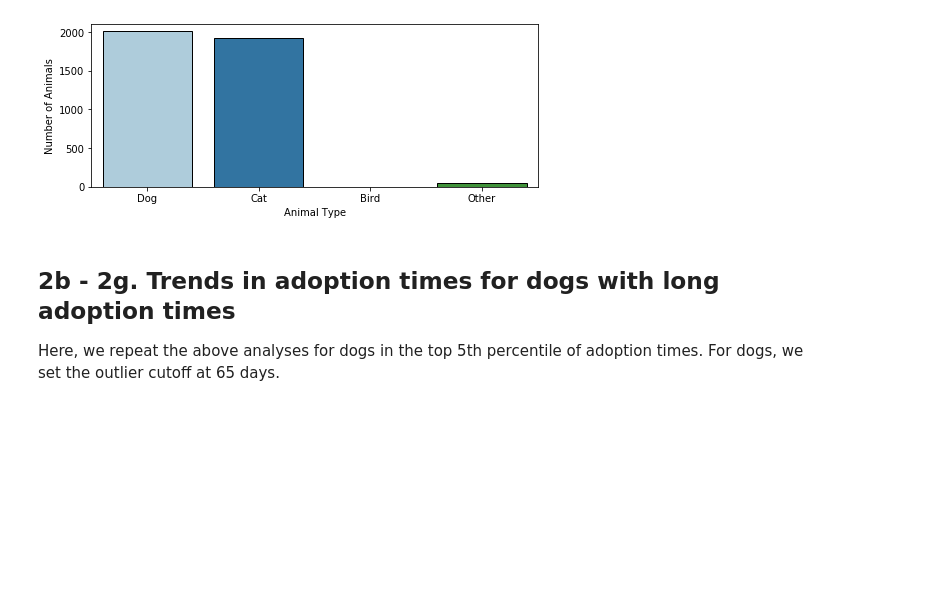
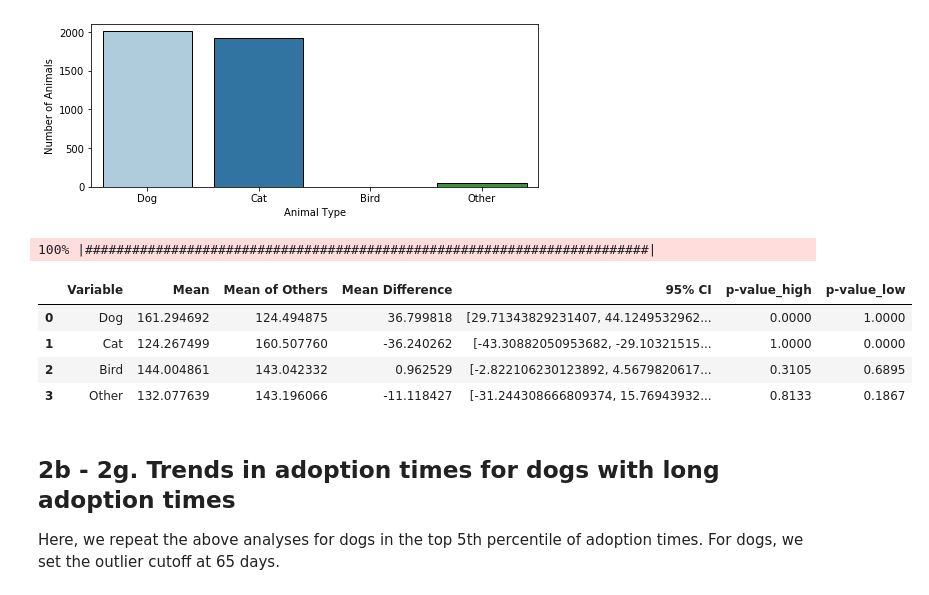
Before and after one commit to krritz/Animal-Shelter-Exploratory-Analysis, a Jupyter notebook: Animal Shelter Analysis.ipynb, the cells around one changed output. Drawn from its saved outputs; the diff is of its cells as text; code cells hidden in the pictures; blank space fills up the shorter version.

```diff
--- a/Animal Shelter Analysis.ipynb
+++ b/Animal Shelter Analysis.ipynb
@@ -1010,6 +1010,16 @@ plt.ylabel('Number of Animals')
 # %% [output]
 Text(0, 0.5, 'Number of Animals')
 [figure]
+# %%
+animal_types_outlier = ['Dog', 'Cat', 'Bird', 'Other']
+bootstrap_all(animal_types_outlier, df_outliers, 'animal_type', 'time_in_shelter_days')
+# %% [output]
+100% |########################################################################|
+|  | Variable | Mean | Mean of Others | Mean Difference | 95% CI | p-value_high | p-value_low |
+| 0 | Dog | 161.294692 | 124.494875 | 36.799818 | [29.71343829231407, 44.1249532962... | 0.0000 | 1.0000 |
+| 1 | Cat | 124.267499 | 160.507760 | -36.240262 | [-43.30882050953682, -29.10321515... | 1.0000 | 0.0000 |
+| 2 | Bird | 144.004861 | 143.042332 | 0.962529 | [-2.822106230123892, 4.5679820617... | 0.3105 | 0.6895 |
+| 3 | Other | 132.077639 | 143.196066 | -11.118427 | [-31.244308666809374, 15.76943932... | 0.8133 | 0.1867 |
 # %% [markdown]
 ## 2b - 2g. Trends in adoption times for dogs with long adoption times
 Here, we repeat the above analyses for dogs in the top 5th percentile of adoption times. For dogs, we set the outlier cutoff at 65 days.
```
Also changed, not shown: parts of 4 cells of this notebook, 1 other file.
